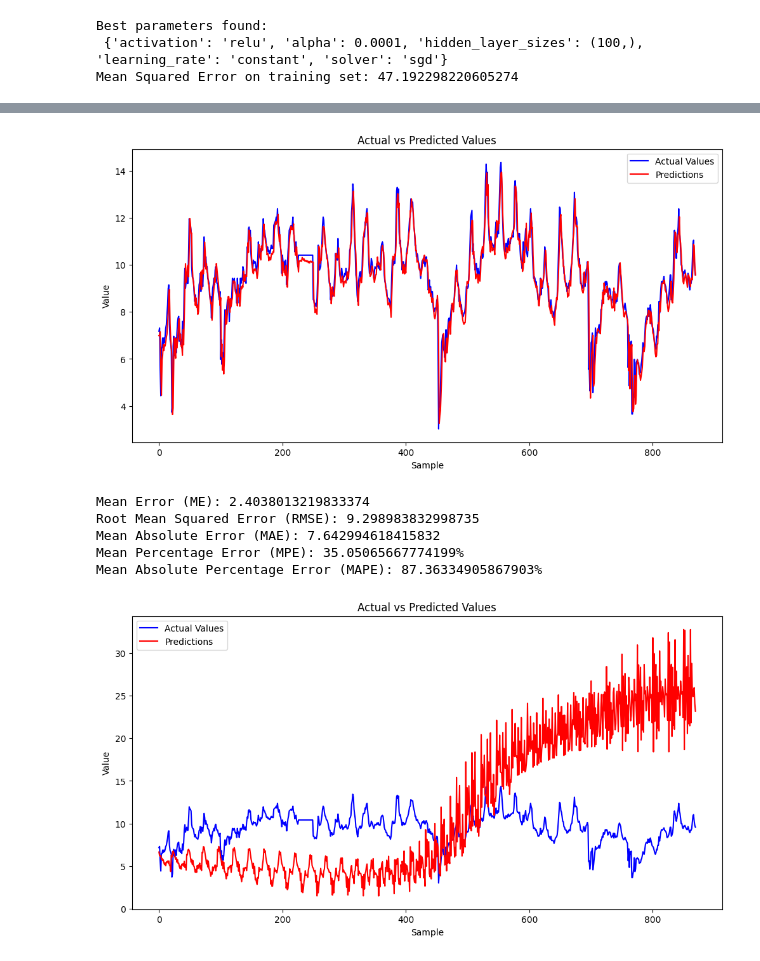
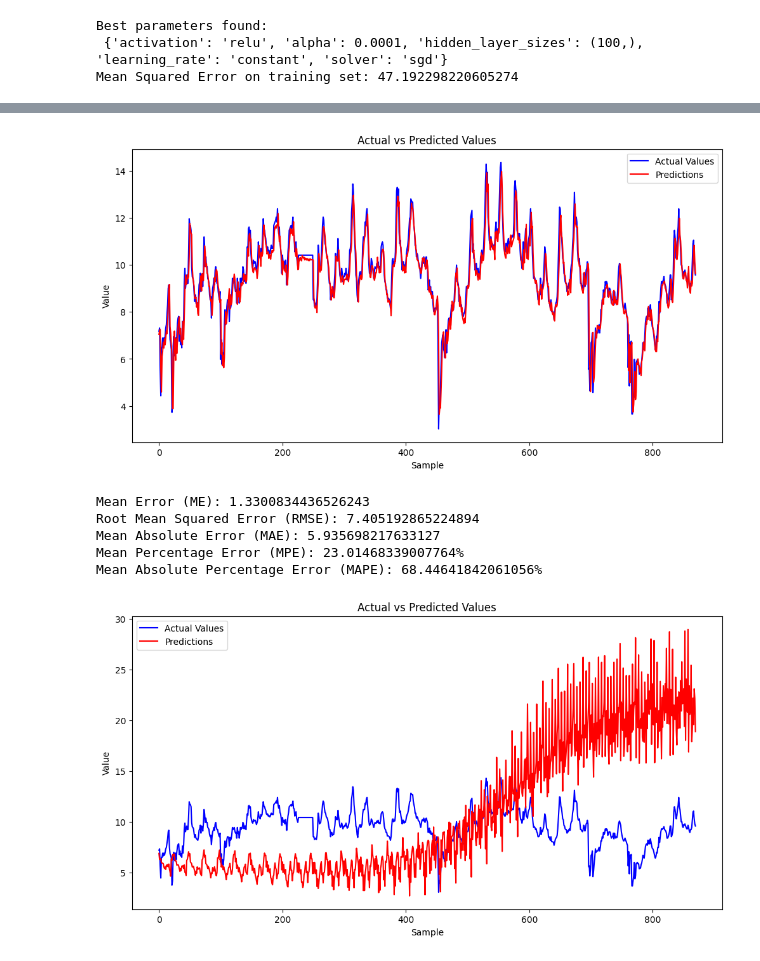
Before and after one commit to XUANHAOC/DASC6510F2023Project, a Jupyter notebook: NNAR+Xvariable.ipynb, the cells around one changed output, grey strips where cells are left out. Drawn from its saved outputs; the diff is of its cells as text; code cells hidden in the pictures.

```diff
--- a/NNAR+Xvariable.ipynb
+++ b/NNAR+Xvariable.ipynb
@@ -149,13 +168,13 @@ class NNARModel(nn.Module):
 class MLPModel(nn.Module):
     def __init__(self, input_dim):
         super(MLPModel, self).__init__()
-        self.fc1 = nn.Linear(input_dim, 100)  # 隐藏层维度为100
-        self.relu = nn.ReLU()  # 使用ReLU激活函数
-        self.fc2 = nn.Linear(100, 1)  # 输出层
+        self.fc1 = nn.Linear(input_dim, 100)  # 100
+        self.relu = nn.ReLU()  # ReLU
+        self.fc2 = nn.Linear(100, 1)
 
     def forward(self, x):
         x = self.fc1(x)
-        x = self.relu(x)  # 应用ReLU激活函数
+        x = self.relu(x)  # ReLU
         x = self.fc2(x)
         return x
 
@@ -165,25 +184,30 @@ class CombinedModel(nn.Module):
         self.nnar_model = nnar_model
         self.mlp_model = mlp_model
         self.fc = nn.Linear(2, 1)
+        self.relu = nn.ReLU()
+        #self.sigmoid = nn.Sigmoid()
 
     def forward(self, nnar_input, mlp_input):
         nnar_output = self.nnar_model(nnar_input)
         mlp_output = self.mlp_model(mlp_input)
         combined = torch.cat((nnar_output, mlp_output), dim=1)
         x = self.fc(combined)
+        x = self.relu(x)
+        #x = self.sigmoid(x)
         return x
 
 x_dim = train_mlp_inputs.shape[1]
-# 实例化模型
+
 nnar_model = NNARModel(input_dim=25, hidden_dim=13)
-mlp_model = MLPModel(input_dim=x_dim)  # 直接使用x_dim
+mlp_model = MLPModel(input_dim=x_dim)
 combined_model = CombinedModel(nnar_model, mlp_model)
 
 # 定义损失函数和优化器
+# Define loss function and optimizer
 criterion = nn.MSELoss()
 optimizer = optim.Adam(combined_model.parameters(), lr=0.001)
 
-# 训练过程
+
 for epoch in range(num_epochs):
     for nnar_data, mlp_data, targets in train_loader:
         optimizer.zero_grad()
@@ -232,48 +256,60 @@ Test Loss: 0.3214495778083801
 # %%
 import matplotlib.pyplot as plt
 
-# 确保模型处于评估模式
-combined_model.eval()
 
-# 不计算梯度
-with torch.no_grad():
-    test_predictions = combined_model(test_nnar_inputs_tensor, test_mlp_inputs_tensor)
-    test_predictions = test_predictions.numpy()  # 转换为numpy数组
+
 
 # 获取实际目标值
+# Get the actual target value
 actual_values = test_targets_tensor.numpy()
 
 # 绘制预测值和实际值
+# Plot predicted and actual values
 plt.figure(figsize=(12, 6))
 plt.plot(actual_values, label='Actual Values', color='blue')
 plt.plot(test_predictions, label='Predictions', color='red')
 plt.title('Actual vs Predicted Values')
 plt.xlabel('Sample')
 plt.ylabel('Value')
 plt.legend()
 plt.show()
+#预测的结果非常好 是因为我们忘记了 使用新生成预测值的数据作为nnar部分的参数，
+#而是使用了最初分出来的测试集，其中包括了真实的值。同时也可以看出
+#我们的模型中 X输入的MLP的模型占比并不高。可能后续中中测试使用固定的比例也许会更好。
+#The prediction results are very good because we forgot to use
+#the newly generated predicted value data as the parameters of the nnar part,
+# but used the originally separated test set, which included the real values.
+#At the same time, it can also be seen that the proportion of MLP models input
+# by X is not high in our model. It may be better to use a fixed ratio for
+#subsequent mid-to-mid tests.
 # %% [output]
-[figure, old version]
+[figure, new version]
 # %%
 combined_model.eval()
 
-# 从测试集的最后一批数据开始
+# 从测试集的最后一批数据开始 生成新的NNAR测试集数据
+# Generate new NNAR test set data starting from the last batch of data in the test set
+# Take the last sample of the training set as the starting point
 last_nnar_values = train_nnar_inputs_tensor[-1:]  # 取训练集的最后一个样本作为起点
 
 predictions = []
 
 # 预测测试集的每一步
+# Predict each step of the test set
 for _ in range(len(test_targets)):
     with torch.no_grad():
         # 使用combined_model进行预测
+        # Use combined_model for prediction
         nnar_output = nnar_model(last_nnar_values)
         mlp_output = mlp_model(test_mlp_inputs_tensor[_].unsqueeze(0))
         combined_output = combined_model.fc(torch.cat((nnar_output, mlp_output), dim=1))
 
         # 将预测值添加到predictions列表
+        # Add predicted values to the predictions list
         predictions.append(combined_output.item())
 
         # 更新last_nnar_values，将新预测加入并移除最早的值
+        # Update last_nnar_values to add new predictions and remove the oldest value
         last_nnar_values = torch.cat((last_nnar_values[:, 1:], combined_output), dim=1)
 
 
@@ -294,17 +330,17 @@ mpe = np.mean((predictions - test_targets.values) / test_targets.values) * 100
 # MAPE
 mape = np.mean(np.abs((predictions - test_targets.values) / test_targets.values)) * 100
 
-# 打印结果
+
 print(f"Mean Error (ME): {me}")
 print(f"Root Mean Squared Error (RMSE): {rmse}")
 print(f"Mean Absolute Error (MAE): {mae}")
 print(f"Mean Percentage Error (MPE): {mpe}%")
 print(f"Mean Absolute Percentage Error (MAPE): {mape}%")
 
-# 转换predictions为numpy数组以便绘图
+# predictions to numpy for plt
 predictions = np.array(predictions)
 
-# 绘制预测值和实际值
+# plt
 plt.figure(figsize=(12, 6))
 plt.plot(test_targets.values, label='Actual Values', color='blue')
 plt.plot(predictions, label='Predictions', color='red')
@@ -314,9 +350,9 @@ plt.ylabel('Value')
 plt.legend()
 plt.show()
 # %% [output]
-Mean Error (ME): 2.4038013219833374
-Root Mean Squared Error (RMSE): 9.298983832998735
-Mean Absolute Error (MAE): 7.642994618415832
-Mean Percentage Error (MPE): 35.05065667774199%
-Mean Absolute Percentage Error (MAPE): 87.36334905867903%
+Mean Error (ME): 1.3300834436526243
+Root Mean Squared Error (RMSE): 7.405192865224894
+Mean Absolute Error (MAE): 5.935698217633127
+Mean Percentage Error (MPE): 23.01468339007764%
+Mean Absolute Percentage Error (MAPE): 68.44641842061056%
-[figure, old version]
+[figure, new version]
```
Also changed, not shown: parts of 5 cells of this notebook.
